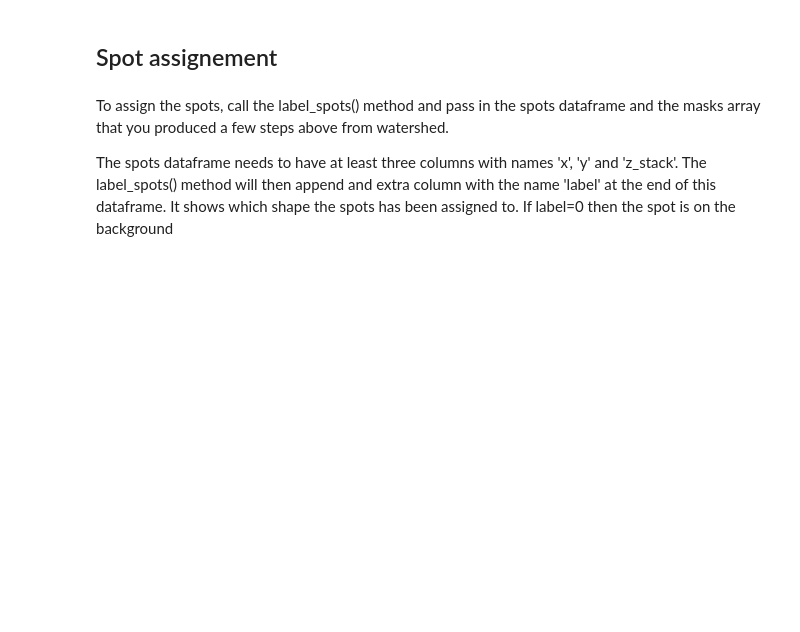
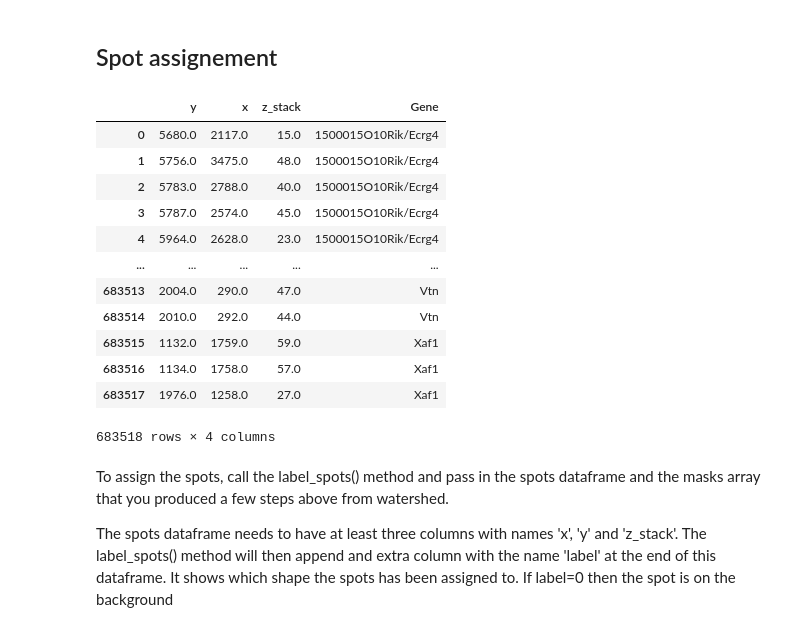
Before and after one commit to acycliq/3d_watershed, a Jupyter notebook: notebooks/microglia_watershed_demo.ipynb, the cells around one changed output. Saved outputs shown, nothing was run; the diff lists cells and outputs as text; code cells hidden in the pictures; blank space fills up the shorter version.

```diff
--- a/notebooks/microglia_watershed_demo.ipynb
+++ b/notebooks/microglia_watershed_demo.ipynb
@@ -104,8 +120,22 @@ Lets now try to assign the spots to these microglia shapes
 # %% [markdown]
 ## Spot assignement
 # %%
-spots = pd.read_csv('spots_WT997_icvAB_OMP_restitched.csv')
+spots = pd.read_csv('../data/spots_WT997_icvAB_OMP_restitched.csv')
 spots
+# %% [output]
+|  | y | x | z_stack | Gene |
+| 0 | 5680.0 | 2117.0 | 15.0 | 1500015O10Rik/Ecrg4 |
+| 1 | 5756.0 | 3475.0 | 48.0 | 1500015O10Rik/Ecrg4 |
+| 2 | 5783.0 | 2788.0 | 40.0 | 1500015O10Rik/Ecrg4 |
+| 3 | 5787.0 | 2574.0 | 45.0 | 1500015O10Rik/Ecrg4 |
+| 4 | 5964.0 | 2628.0 | 23.0 | 1500015O10Rik/Ecrg4 |
+| ... | ... | ... | ... | ... |
+| 683513 | 2004.0 | 290.0 | 47.0 | Vtn |
+| 683514 | 2010.0 | 292.0 | 44.0 | Vtn |
+| 683515 | 1132.0 | 1759.0 | 59.0 | Xaf1 |
+| 683516 | 1134.0 | 1758.0 | 57.0 | Xaf1 |
+| 683517 | 1976.0 | 1258.0 | 27.0 | Xaf1 |
+683518 rows × 4 columns
 # %% [markdown]
 To assign the spots, call the label_spots() method and pass in the spots dataframe and the masks array that you produced a few steps above from watershed.
 
```
Also changed, not shown: parts of 17 cells of this notebook.
